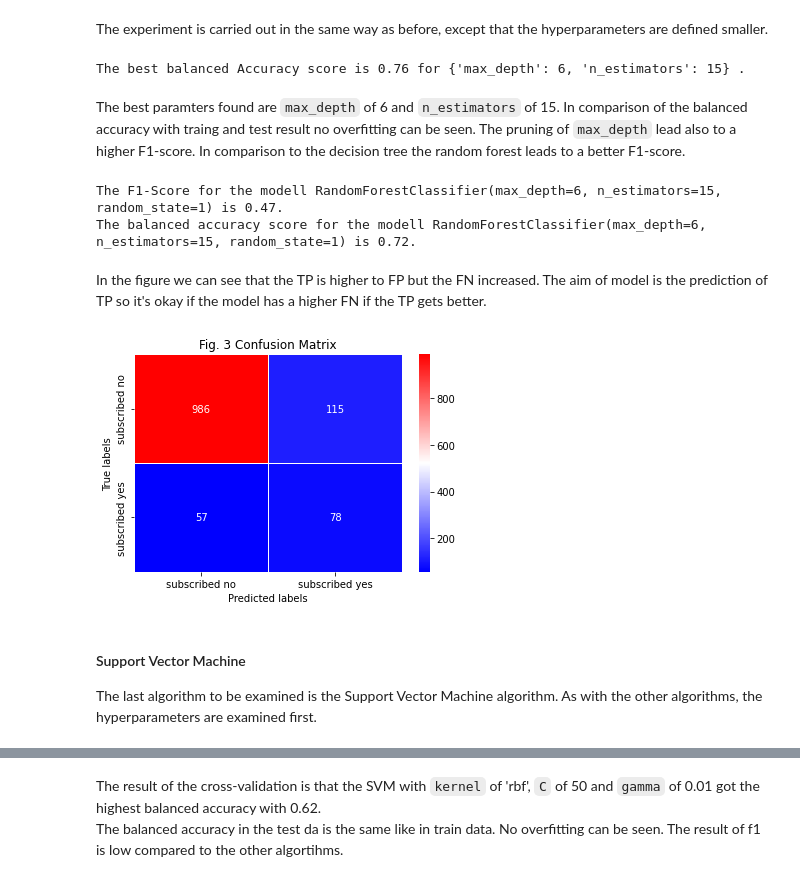
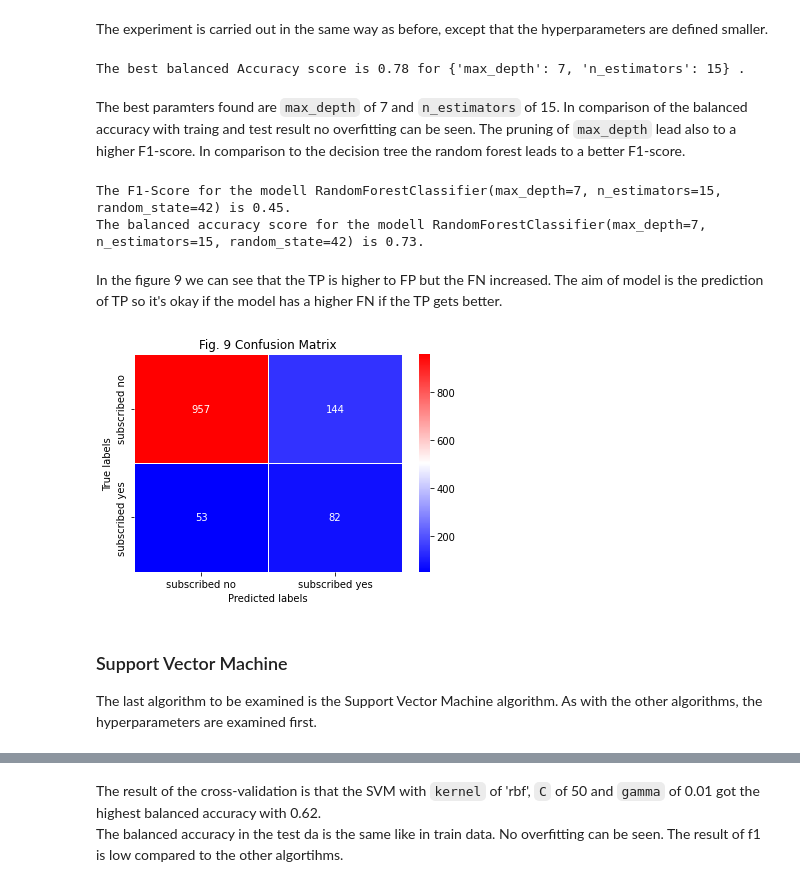
Before and after one commit to wuesten/Potfolio_2_ML, a Jupyter notebook: Exam.ipynb, the cells around one changed output, grey strips where cells are left out. Cells and saved outputs as stored; diff of their text form; code cells hidden in the pictures.

```diff
--- a/Exam.ipynb
+++ b/Exam.ipynb
@@ -569,10 +572,8 @@ The best balanced Accuracy score is 0.75 for {'max_depth': 5} .
 # %% [markdown]
 No overfitting can now be detected when testing the hyperparameter. In addition, a significantly higher value is now achieved in the F1 score.
 # %%
-model = tree.DecisionTreeClassifier(criterion='gini', random_state=42, max_depth=6)
+model = tree.DecisionTreeClassifier(criterion='gini', random_state=42, max_depth=5)
 evaluation_df.iloc[1,1] = calc_f1_score(model,X_res, y_res, X_test_sc, y_test)
-model = tree.DecisionTreeClassifier(criterion='gini', random_state=42, max_depth=6)
+model = tree.DecisionTreeClassifier(criterion='gini', random_state=42, max_depth=5)
 evaluation_df.iloc[1,2] = calc_balanced_accuracy_score(model,X_res, y_res, X_test_sc, y_test)
-dist = df["y"].value_counts()
-print(f'The Random baseline is {round(dist[1]/len(df),2)}.')
 # %% [output]
@@ -584,8 +584,8 @@ In the figure you can also see a higher number of true positives in the Confusio
 # %%
-clf = tree.DecisionTreeClassifier(criterion='gini', random_state=42, max_depth=6)
+clf = tree.DecisionTreeClassifier(criterion='gini', random_state=42, max_depth=5)
 clf.fit(X_res, y_res)
 y_test_pred = clf.predict(X_test_sc)
 evaluation_df.iloc[1,3] = [np.array(confusion_matrix(y_test, y_test_pred),dtype=object)]
 cm = confusion_matrix(y_test, y_test_pred)
-plot_confusion_matrix(cm,1)
+plot_cm_matrix(cm,7)
 # %% [output]
@@ -679,43 +679,43 @@ The balanced accuracy score for the modell RandomForestClassifier(max_depth=10,
 # %% [markdown]
 The experiment is carried out in the same way as before, except that the hyperparameters are defined smaller.
 # %%
-ros = RandomOverSampler()
+ros = RandomOverSampler(random_state=42)
 X_train_sc, y_train, X_test_sc, y_test = ml_setup(df)
 X_res, y_res = ros.fit_resample(X_train_sc, y_train)
-clf = RandomForestClassifier()
+clf = RandomForestClassifier(random_state=42)
 hyperparameter =[
-    {"max_depth": [2,3,4,5,6,],
-    "n_estimators": [1,5,10,15]}
+    {"max_depth": [2,3,4,5,6,7],
+    "n_estimators": [1,5,10,15,20]}
 ]
 score_balanced_random_forest = cross_validate_setting(X_res,y_res,clf,hyperparameter)
 print(f'The best balanced Accuracy score is {round(score_balanced_random_forest.best_score_,2)} for {score_balanced_random_forest.best_params_} .')
 evaluation_df = evaluation_df.append(pd.DataFrame({'algorithm':['bal. RandomForest'], 'best hyperparameters':[score_balanced_random_forest.best_params_]}),ignore_index=True)
 # %% [output]
-The best balanced Accuracy score is 0.76 for {'max_depth': 6, 'n_estimators': 15} .
+The best balanced Accuracy score is 0.78 for {'max_depth': 7, 'n_estimators': 15} .
 # %% [markdown]
-The best paramters found are `max_depth` of 6 and  `n_estimators` of 15. In comparison of the balanced accuracy with traing and test result no overfitting can be seen. The pruning of `max_depth` lead also to a higher F1-score. In comparison to the decision tree the random forest leads to a better F1-score.
+The best paramters found are `max_depth` of 7 and  `n_estimators` of 15. In comparison of the balanced accuracy with traing and test result no overfitting can be seen. The pruning of `max_depth` lead also to a higher F1-score. In comparison to the decision tree the random forest leads to a better F1-score.
 # %%
-model = RandomForestClassifier(criterion='gini', random_state=1, max_depth=6,n_estimators=15)
+model = RandomForestClassifier(criterion='gini', random_state=42, max_depth=7,n_estimators=15)
 evaluation_df.iloc[3,1] = calc_f1_score(model,X_res, y_res, X_test_sc, y_test)
-model = RandomForestClassifier(criterion='gini', random_state=1, max_depth=6,n_estimators=15)
+model = RandomForestClassifier(criterion='gini', random_state=42, max_depth=7,n_estimators=15)
 evaluation_df.iloc[3,2] = calc_balanced_accuracy_score(model,X_res, y_res, X_test_sc, y_test)
 # %% [output]
-The F1-Score for the modell RandomForestClassifier(max_depth=6, n_estimators=15, random_state=1) is 0.47.
-The balanced accuracy score for the modell RandomForestClassifier(max_depth=6, n_estimators=15, random_state=1) is 0.72.
+The F1-Score for the modell RandomForestClassifier(max_depth=7, n_estimators=15, random_state=42) is 0.45.
+The balanced accuracy score for the modell RandomForestClassifier(max_depth=7, n_estimators=15, random_state=42) is 0.73.
 # %% [markdown]
-In the figure we can see that the TP is higher to FP but the FN increased. The aim of model is the prediction of TP so it's okay if the model has a higher FN if the TP gets better.
+In the figure 9 we can see that the TP is higher to FP but the FN increased. The aim of model is the prediction of TP so it's okay if the model has a higher FN if the TP gets better.
 # %%
-clf = RandomForestClassifier(criterion='gini', random_state=1, max_depth=6,n_estimators=15)
+clf = RandomForestClassifier(criterion='gini', random_state=42, max_depth=7,n_estimators=15)
 clf.fit(X_res, y_res)
 y_test_pred = clf.predict(X_test_sc)
 balenced_rdf = y_test_pred
 evaluation_df.iloc[3,3] = [np.array(confusion_matrix(y_test, y_test_pred),dtype=object)]
 cm = confusion_matrix(y_test, y_test_pred)
-plot_confusion_matrix(cm,3)
+plot_cm_matrix(cm,9)
 # %% [output]
-[figure, old version]
+[figure, new version]
 # %% [markdown]
-#### Support Vector Machine <a id='8'></a>
+### Support Vector Machine <a id='9'></a>
 The last algorithm to be examined is the Support Vector Machine algorithm. As with the other algorithms, the hyperparameters are examined first.
 # %%
 clf=  SVC(random_state=42)
```
Also changed, not shown: parts of 54 cells of this notebook.
